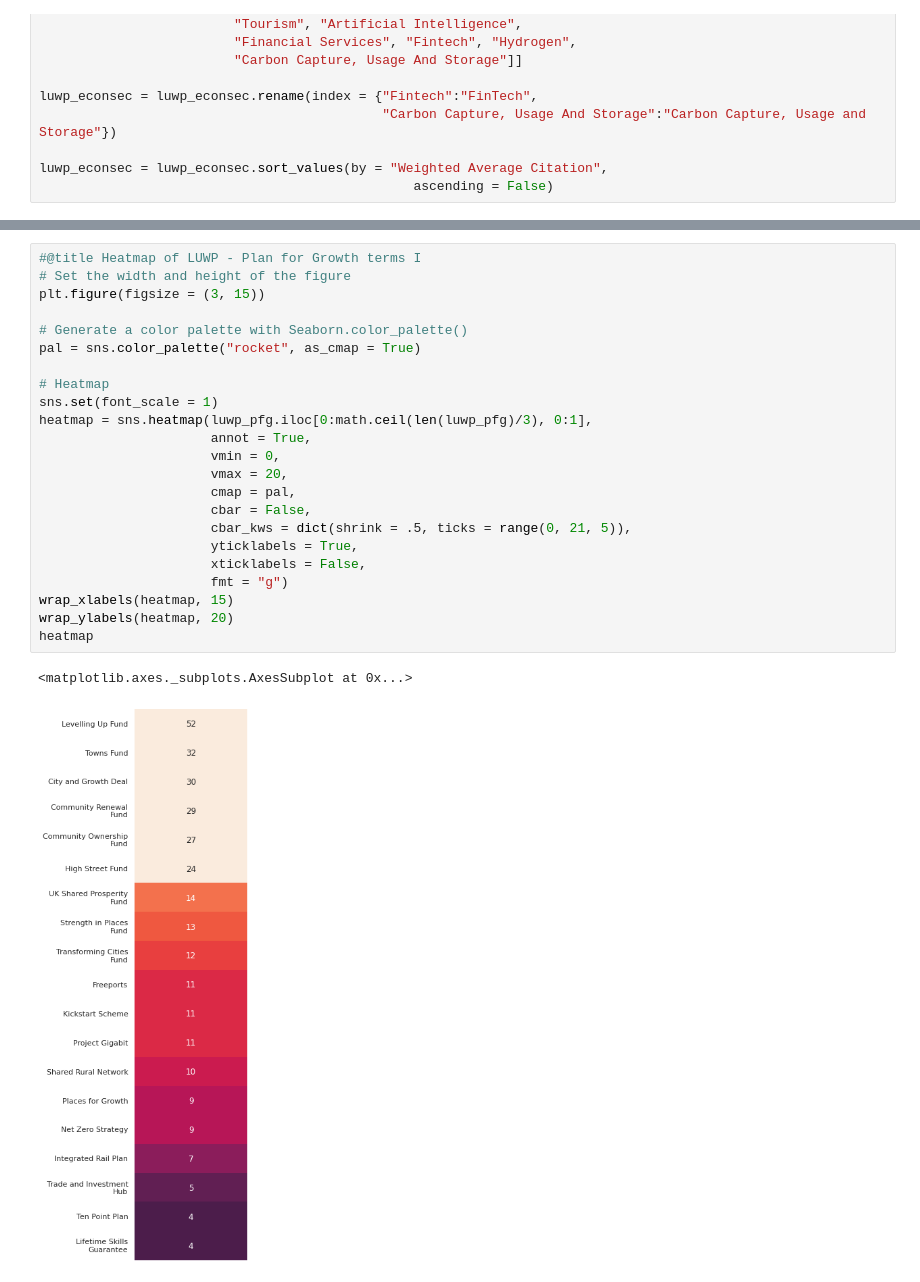
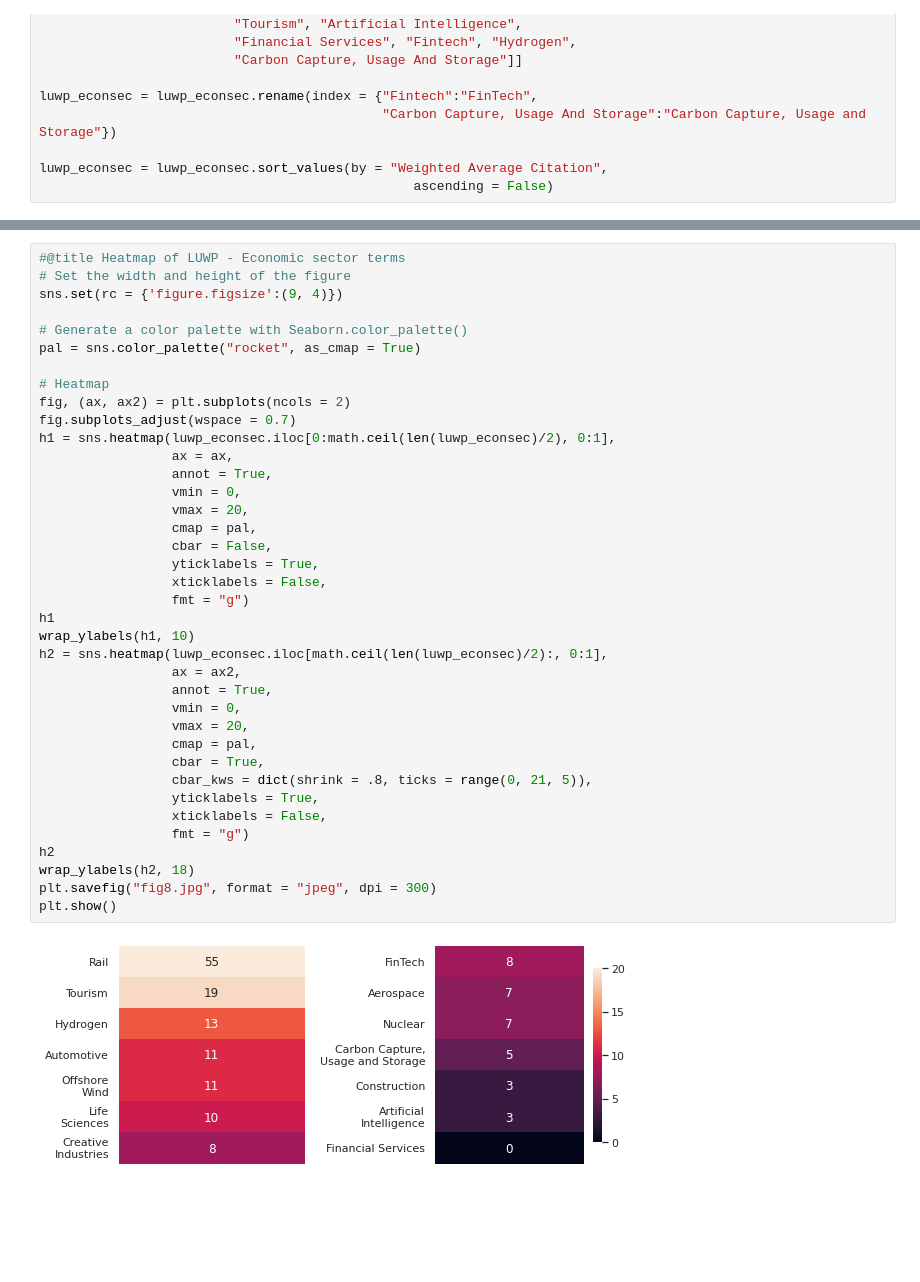
Before and after one commit to adammuhtar/economic-strategy-text-mining, a Jupyter notebook: uk_economic_strategy_text_mining_analysis.ipynb, the cells around one changed output, grey strips where cells are left out. Cells and saved outputs as stored; diff of their text form; blank space fills up the shorter version.

```diff
--- a/uk_economic_strategy_text_mining_analysis.ipynb
+++ b/uk_economic_strategy_text_mining_analysis.ipynb
@@ -889,26 +1052,40 @@ luwp_econsec = luwp_econsec.sort_values(by = "Weighted Average Citation",
 # %%
-#@title Heatmap of LUWP - Plan for Growth terms I
+#@title Heatmap of LUWP - Economic sector terms
 # Set the width and height of the figure
-plt.figure(figsize = (3, 15))
+sns.set(rc = {'figure.figsize':(9, 4)})
 
 # Generate a color palette with Seaborn.color_palette()
 pal = sns.color_palette("rocket", as_cmap = True)
 
 # Heatmap
-sns.set(font_scale = 1)
-heatmap = sns.heatmap(luwp_pfg.iloc[0:math.ceil(len(luwp_pfg)/3), 0:1],
-                      annot = True,
-                      vmin = 0,
-                      vmax = 20,
-                      cmap = pal,
-                      cbar = False,
-                      cbar_kws = dict(shrink = .5, ticks = range(0, 21, 5)),
-                      yticklabels = True,
-                      xticklabels = False,
-                      fmt = "g")
-wrap_xlabels(heatmap, 15)
-wrap_ylabels(heatmap, 20)
-heatmap
+fig, (ax, ax2) = plt.subplots(ncols = 2)
+fig.subplots_adjust(wspace = 0.7)
+h1 = sns.heatmap(luwp_econsec.iloc[0:math.ceil(len(luwp_econsec)/2), 0:1],
+                 ax = ax,
+                 annot = True,
+                 vmin = 0,
+                 vmax = 20,
+                 cmap = pal,
+                 cbar = False,
+                 yticklabels = True,
+                 xticklabels = False,
+                 fmt = "g")
+h1
+wrap_ylabels(h1, 10)
+h2 = sns.heatmap(luwp_econsec.iloc[math.ceil(len(luwp_econsec)/2):, 0:1],
+                 ax = ax2,
+                 annot = True,
+                 vmin = 0,
+                 vmax = 20,
+                 cmap = pal,
+                 cbar = True,
+                 cbar_kws = dict(shrink = .8, ticks = range(0, 21, 5)),
+                 yticklabels = True,
+                 xticklabels = False,
+                 fmt = "g")
+h2
+wrap_ylabels(h2, 18)
+plt.savefig("fig8.jpg", format = "jpeg", dpi = 300)
+plt.show()
 # %% [output]
-<matplotlib.axes._subplots.AxesSubplot at 0x...>
-[figure, old version]
+[figure, new version]
```
Also changed, not shown: parts of 18 cells of this notebook.
